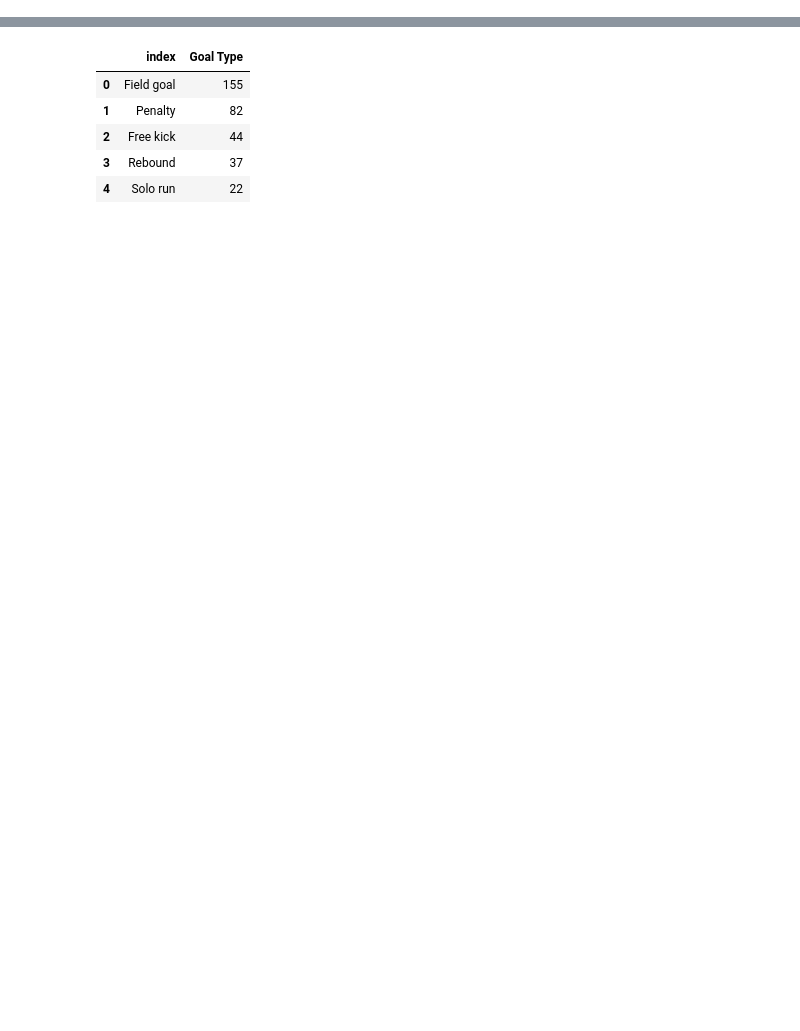
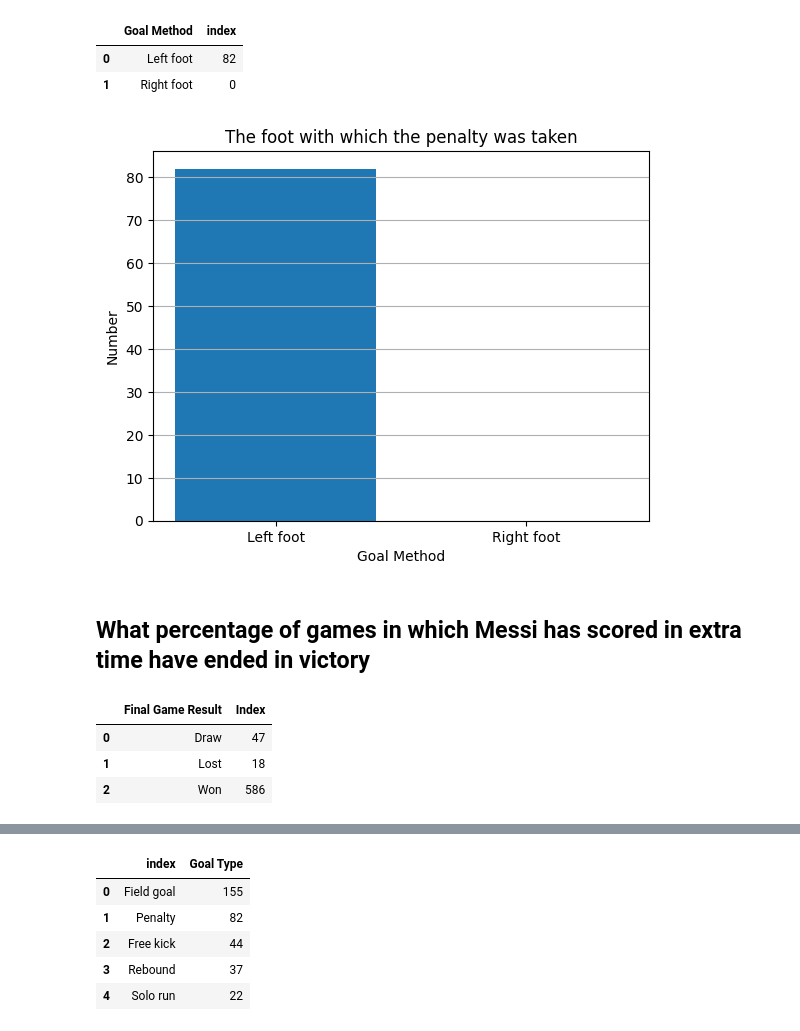
Before and after one commit to MSaberian/PyLearnDataScience, a Jupyter notebook: PyLearnDSBillionaires/messi.ipynb, the cells around one changed output, grey strips where cells are left out. Cells and saved outputs as stored; diff of their text form; code cells hidden in the pictures; blank space fills up the shorter version.

```diff
--- a/PyLearnDSBillionaires/messi.ipynb
+++ b/PyLearnDSBillionaires/messi.ipynb
@@ -14,0 +63,4 @@ data.head()
+# %%
+data = data.rename(columns={"Goal Type": "Goal_Type"})
+df3 = data.query('Goal_Type == "Penalty"')['Goal Method'].reset_index()
+df3
@@ -14,0 +81,27 @@ data.head()
+# %%
+df4 = df3.groupby(['Goal Method'])['index'].nunique().reset_index()
+df4.loc[len(df4)] = ['Right foot', 0]
+df4
+# %% [output]
+|  | Goal Method | index |
+| 0 | Left foot | 82 |
+| 1 | Right foot | 0 |
+# %%
+plt.bar(df4['Goal Method'], df4['index'])
+plt.title('The foot with which the penalty was taken')
+plt.ylabel('Number')
+plt.xlabel('Goal Method')
+plt.grid(axis='y')
+plt.show()
+# %% [output]
+[figure, added]
+# %% [markdown]
+## What percentage of games in which Messi has scored in extra time have ended in victory
+# %%
+df5 = data.groupby(['Final Game Result'])['Index'].nunique().reset_index()
+df5
+# %% [output]
+|  | Final Game Result | Index |
+| 0 | Draw | 47 |
+| 1 | Lost | 18 |
+| 2 | Won | 586 |
```
Also changed, not shown: parts of 16 cells of this notebook, 8 other files.
